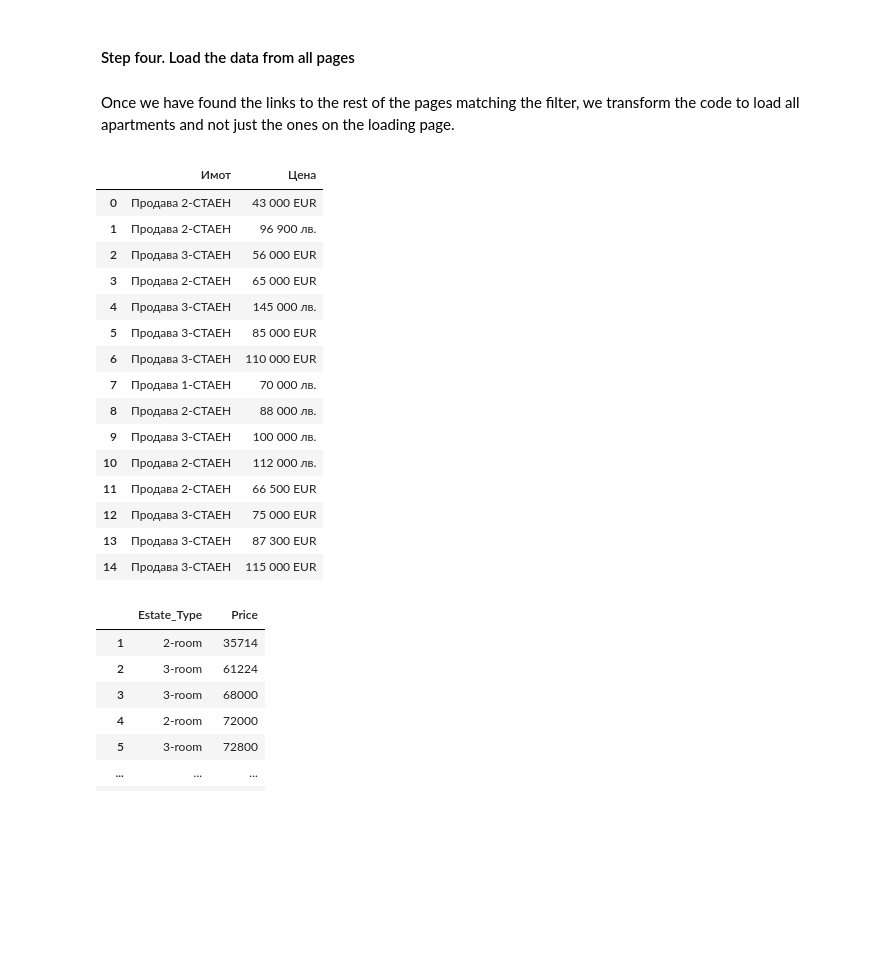
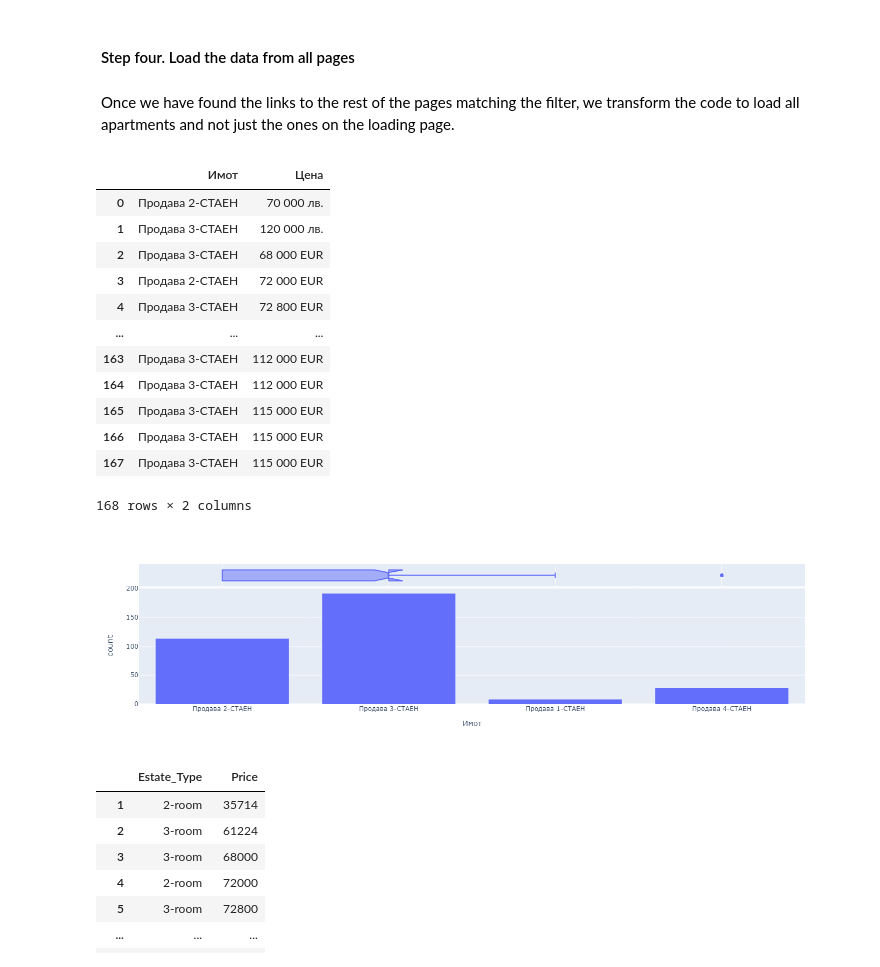
Before and after one commit to StefanRaychev/Web-scraping-and-data-analysis-of-estate-market, a Jupyter notebook: Scraping.ipynb, the cells around one changed output. Saved outputs shown, nothing was run; the diff lists cells and outputs as text; code cells hidden in the pictures; blank space fills up the shorter version.

```diff
--- a/Scraping.ipynb
+++ b/Scraping.ipynb
@@ -183,70 +183,67 @@ Next Page URL: //www.imot.bg/pcgi/imot.cgi?act=3&slink=9bhxh7&f1=9
 <p style="color:black; background-color:white; padding:5px">Once we have found the links to the rest of the pages matching the filter, we transform the code to load all apartments and not just the ones on the loading page.</p>
 # %%
 estate_collection_all = {}  # Initialize the dictionary outside the loop
-estate_collection_all1 = {}
 
 URL_imotibg_first_page = "https://www.imot.bg/pcgi/imot.cgi?act=3&slink=9bhxh7&f1=1"
 loading_page_imoti = requests.get(URL_imotibg_first_page)
 
 soup_loading_page = BeautifulSoup(loading_page_imoti.content, 'html.parser')
 
 next_page_elements = soup_loading_page.find_all('a', class_='pageNumbers')
 
 p_elements_loading_page = soup_loading_page.find_all('div', class_='price')
 type_elements_loading_page = soup_loading_page.find_all('a', class_='lnk1')
 
 for index, (p, t) in enumerate(zip(p_elements_loading_page, type_elements_loading_page)):
     estate_collection_all.setdefault('Имот', []).append(t.text.strip())
     estate_collection_all.setdefault('Цена', []).append(p.text.strip())
 
-counter = 0
+for next_page_element in next_page_elements[:8]:  # Take only the first 8 elements
 
-for next_page_element in next_page_elements:
-    next_page_url = next_page_element['href']  # Join the base URL with the relative URL
+        next_page_url = next_page_element['href']  # Join the base URL with the relative URL
 
-    # Make a request to the next page URL
-    response = requests.get(url='http:' + next_page_url)
+        # Make a request to the next page URL
+        response = requests.get(url='http:' + next_page_url)
 
-    # Parse the HTML content of the next page
-    soup_next_page = BeautifulSoup(response.content.decode('windows-1251'), 'html.parser')
+        # Parse the HTML content of the next page
+        soup_next_page = BeautifulSoup(response.content.decode('windows-1251'), 'html.parser')
 
-    # Perform scraping operations on the parsed HTML
-    # Extract the desired data from the parsed HTML using BeautifulSoup methods
+        # Perform scraping operations on the parsed HTML
+        # Extract the desired data from the parsed HTML using BeautifulSoup methods
 
-    # Example: Extract all paragraph elements from the next page
-    # Find all 'p' elements within the 'div' with class 'page'
-    p_elements_next_page = soup_next_page.find_all('div', class_='price')
-    type_elements_next_page = soup_next_page.find_all('a', class_='lnk1')
+        # Example: Extract all paragraph elements from the next page
+        # Find all 'p' elements within the 'div' with class 'page'
+        p_elements_next_page = soup_next_page.find_all('div', class_='price')
+        type_elements_next_page = soup_next_page.find_all('a', class_='lnk1')
 
-    for index, (p, t) in enumerate(zip(p_elements_next_page[:40], type_elements_next_page[:40])):
-        counter += 1
-        if counter % 40 == 0:  # Add every 40th element
-            estate_collection_all1.setdefault('Имот', []).append(t.text.strip())
-            estate_collection_all1.setdefault('Цена', []).append(p.text.strip())
+        for index, (p, t) in enumerate(zip(p_elements_next_page, type_elements_next_page)):
+
+            estate_collection_all.setdefault('Имот', []).append(t.text.strip())
+            estate_collection_all.setdefault('Цена', []).append(p.text.strip())
 
 # Create the DataFrame from the accumulated data
 df_estate_collection_all = pd.DataFrame(estate_collection_all)
-
-
-df_estate_collection_all1 = pd.DataFrame(estate_collection_all1)
-df_estate_collection_all1
+df_estate_collection_all
 # %% [output]
 |  | Имот | Цена |
-| 0 | Продава 2-СТАЕН | 43 000 EUR |
-| 1 | Продава 2-СТАЕН | 96 900 лв. |
-| 2 | Продава 3-СТАЕН | 56 000 EUR |
-| 3 | Продава 2-СТАЕН | 65 000 EUR |
-| 4 | Продава 3-СТАЕН | 145 000 лв. |
-| 5 | Продава 3-СТАЕН | 85 000 EUR |
-| 6 | Продава 3-СТАЕН | 110 000 EUR |
-| 7 | Продава 1-СТАЕН | 70 000 лв. |
-| 8 | Продава 2-СТАЕН | 88 000 лв. |
-| 9 | Продава 3-СТАЕН | 100 000 лв. |
-| 10 | Продава 2-СТАЕН | 112 000 лв. |
-| 11 | Продава 2-СТАЕН | 66 500 EUR |
-| 12 | Продава 3-СТАЕН | 75 000 EUR |
-| 13 | Продава 3-СТАЕН | 87 300 EUR |
-| 14 | Продава 3-СТАЕН | 115 000 EUR |
+| 0 | Продава 2-СТАЕН | 70 000 лв. |
+| 1 | Продава 3-СТАЕН | 120 000 лв. |
+| 2 | Продава 3-СТАЕН | 68 000 EUR |
+| 3 | Продава 2-СТАЕН | 72 000 EUR |
+| 4 | Продава 3-СТАЕН | 72 800 EUR |
+| ... | ... | ... |
+| 163 | Продава 3-СТАЕН | 112 000 EUR |
+| 164 | Продава 3-СТАЕН | 112 000 EUR |
+| 165 | Продава 3-СТАЕН | 115 000 EUR |
+| 166 | Продава 3-СТАЕН | 115 000 EUR |
+| 167 | Продава 3-СТАЕН | 115 000 EUR |
+168 rows × 2 columns
+# %%
+import plotly.express as px
+fig = px.histogram(df_estate_collection_all, x='Имот', marginal="box",width=700, height=400)
+fig.show()
+# %% [output]
+[figure, added]
 # %%
 # transform the index to start from 1
 df_estate_collection_all.index = df_estate_collection_all.index + 1
```
Also changed, not shown: parts of 1 cell of this notebook.
